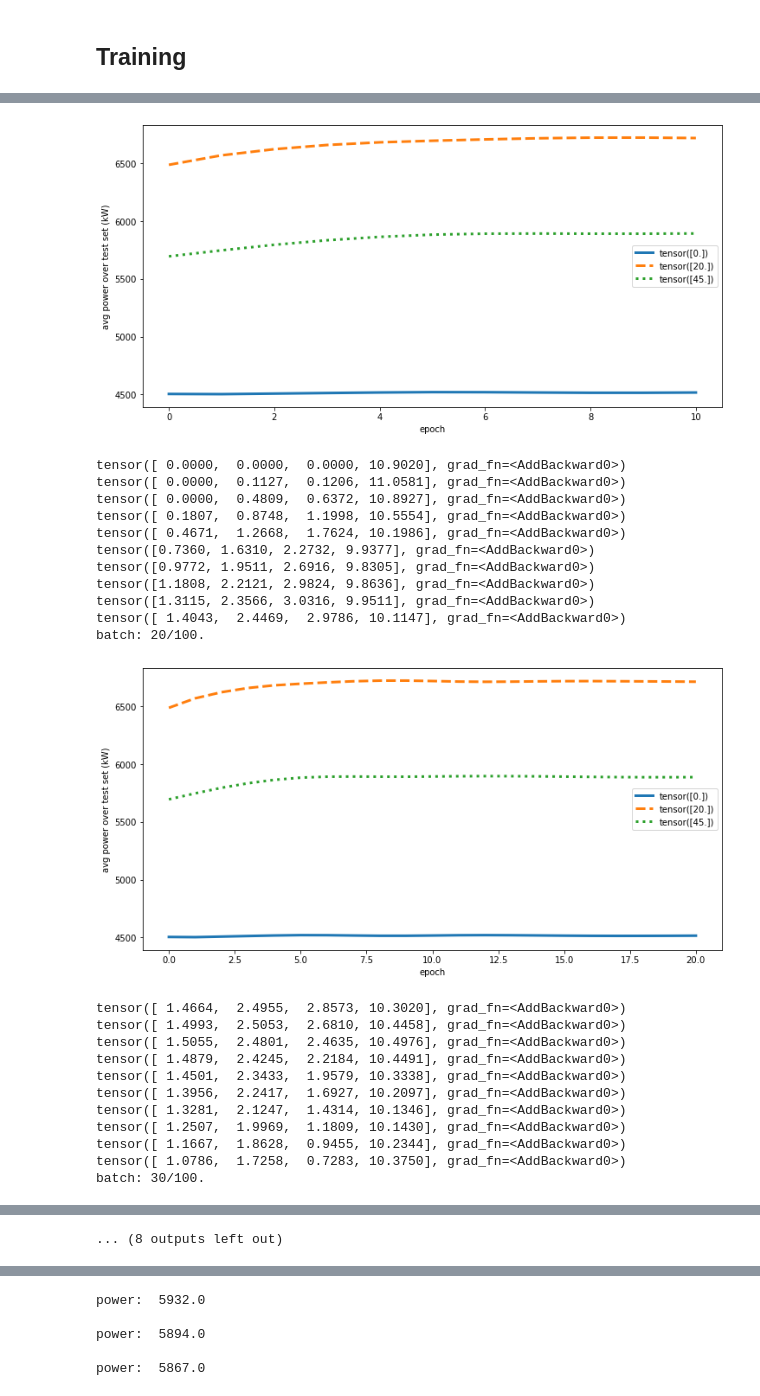
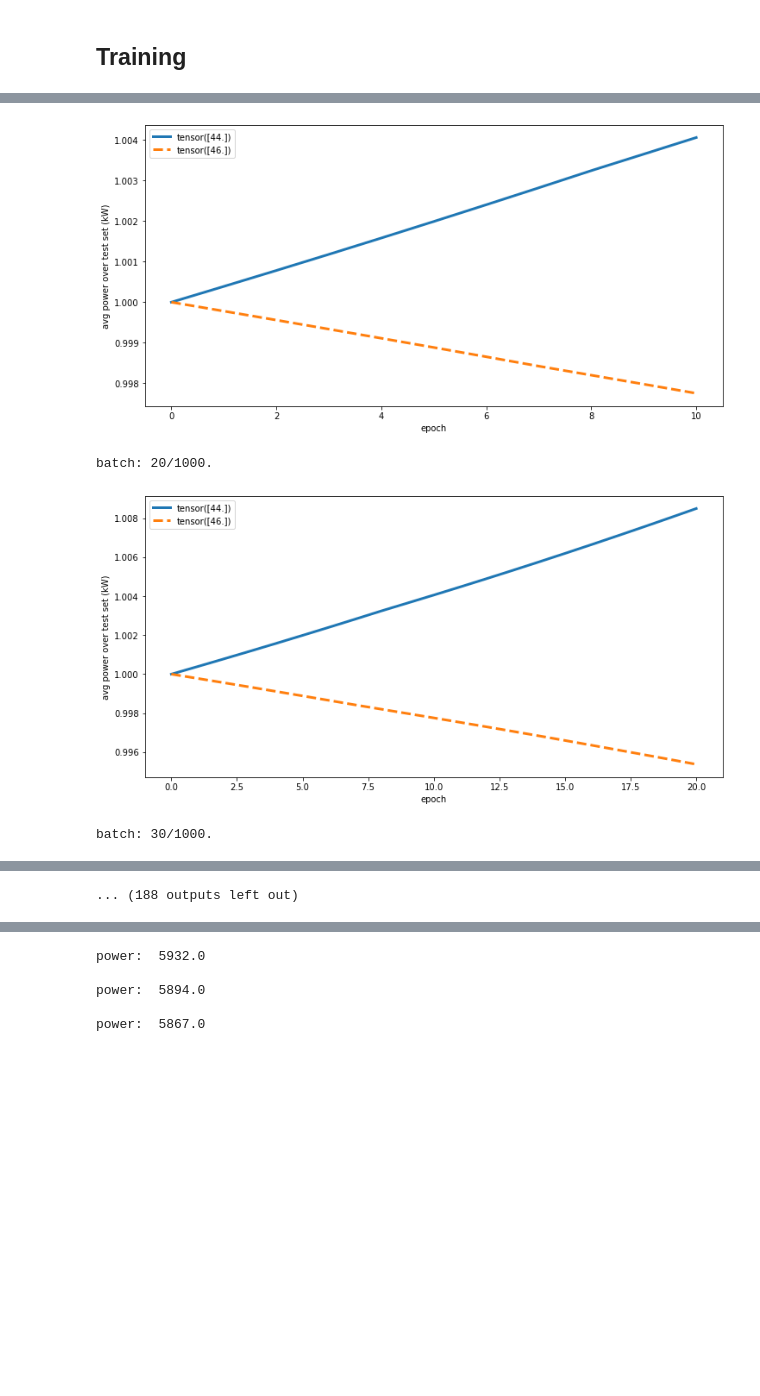
Before and after one commit to janiadcock/floris_torch, a Jupyter notebook: floris_torch.ipynb, the cells around one changed output, grey strips where cells are left out. Drawn from its saved outputs; the diff is of its cells as text; code cells hidden in the pictures; blank space fills up the shorter version.

```diff
--- a/floris_torch.ipynb
+++ b/floris_torch.ipynb
@@ -261,15 +267,15 @@ class DPCModel(nn.Module):
 #         input_size = 2 # ws, wd
         input_size = 1 # wd
         self.input_layer = nn.Linear(input_size, hidden_dim)
-#         self.hidden_layer = nn.Linear(hidden_dim, hidden_dim)
+        self.hidden_layer = nn.Linear(hidden_dim, hidden_dim)
         self.output_layer = nn.Linear(hidden_dim, n_turbines)
 
     def forward(self, x):
         # x: state of system = torch.tensor([ws, wd])
         # u: control action (yaw angle for each turbine)
         u = F.relu(self.input_layer(x))
-#         u = F.relu(self.hidden_layer(u))
-        u = torch.sigmoid(self.output_layer(u))*1.2 - .1 # shift to allow exploration beyond constraints
+        u = F.relu(self.hidden_layer(u))
+        u = torch.sigmoid(self.output_layer(u))*2.2 - 1.1 # shift to allow exploration beyond constraints
 #         u = torch.sigmoid(self.output_layer(u))
 #         u = F.relu(self.output_layer(u))
         return u
@@ -278,7 +284,7 @@ def get_control(ws, wd, inds_sorted):
     ## get control action ##
     # normalize features to range [0,1] by dividing ws by ws_max and wd by wd_max
 #     x = torch.cat([ws/ws_max, wd/wd_max])
-    x = torch.cat([wd/89.])
+    x = torch.cat([(wd-40.)/10.])
     u = model(x)
     clipped_u = F.relu(u*umax-umin) + umin
     clipped_u = -F.relu(-clipped_u + umax) + umax
@@ -647,9 +653,6 @@ def test_power(ws, wd_test, test_powers):
         p = get_power(flow_field_u, x_coord_rotated, yaw_angle)
         test_power = torch.sum(p)
 
-        if i ==0:
-            print(clipped_u)
-
         test_powers[i].append(test_power.detach().numpy())
 # %% [markdown]
 ## Training
@@ -672,9 +678,15 @@ ws_test = torch.tensor([ws_max])
 # wd_test = torch.tensor([[0.], [20.], [45.], [60.]])
 # test_powers = [[], [], [], []]
 
-wd_test = torch.tensor([[0.], [20.], [45.]])
-test_powers = [[], [], []]
+# wd_test = torch.tensor([[1.], [44.], [46.], [89.]])
+wd_test = torch.tensor([[44.], [46.]])
+# wd_test = torch.tensor([[46.]])
+test_powers = [[], [], [], []]
 test_power(ws_test, wd_test, test_powers) # modifies test_powers
+
+# for g in opt.param_groups:
+#     g['lr'] = 0.1
+# num_batches = 1000
 
 # train
 for batch in range(num_batches):
@@ -759,10 +771,14 @@ for batch in range(num_batches):
 #         print("test power: ", test_powers[0][-1])
 #         print("")
 
-        plt.plot(np.array(test_powers[0]), label=str(wd_test[0]), color='tab:blue', linestyle='-', linewidth=3)
-        plt.plot(np.array(test_powers[1]), label=str(wd_test[1]), color='tab:orange', linestyle='--', linewidth=3)
-        plt.plot(np.array(test_powers[2]), label=str(wd_test[2]), color='tab:green', linestyle=':', linewidth=3)
-#         plt.plot(np.array(test_powers[3]), label=str(wd_test[3]), color='tab:grey', linestyle='-.', linewidth=3)
+        plt.plot(np.array(test_powers[0]/test_powers[0][0]), label=str(wd_test[0]),
+                 color='tab:blue', linestyle='-', linewidth=3)
+        plt.plot(np.array(test_powers[1]/test_powers[1][0]), label=str(wd_test[1]),
+                 color='tab:orange', linestyle='--', linewidth=3)
+#         plt.plot(np.array(test_powers[2]/test_powers[2][0]), label=str(wd_test[2]),
+#                  color='tab:green', linestyle=':', linewidth=3)
+#         plt.plot(np.array(test_powers[3]/test_powers[3][0]), label=str(wd_test[3]),
+#                  color='tab:grey', linestyle='-.', linewidth=3)
 
 #         plt.plot(-np.array(opt_losses), linewidth=3)
         plt.xlabel('epoch')
@@ -787,24 +792,4 @@ batch: 10/100.
-[figure, old version]
+[figure, new version]
-tensor([ 0.0000,  0.0000,  0.0000, 10.9020], grad_fn=<AddBackward0>)
-tensor([ 0.0000,  0.1127,  0.1206, 11.0581], grad_fn=<AddBackward0>)
-tensor([ 0.0000,  0.4809,  0.6372, 10.8927], grad_fn=<AddBackward0>)
-tensor([ 0.1807,  0.8748,  1.1998, 10.5554], grad_fn=<AddBackward0>)
-tensor([ 0.4671,  1.2668,  1.7624, 10.1986], grad_fn=<AddBackward0>)
-tensor([0.7360, 1.6310, 2.2732, 9.9377], grad_fn=<AddBackward0>)
-tensor([0.9772, 1.9511, 2.6916, 9.8305], grad_fn=<AddBackward0>)
-tensor([1.1808, 2.2121, 2.9824, 9.8636], grad_fn=<AddBackward0>)
-tensor([1.3115, 2.3566, 3.0316, 9.9511], grad_fn=<AddBackward0>)
-tensor([ 1.4043,  2.4469,  2.9786, 10.1147], grad_fn=<AddBackward0>)
-batch: 20/100.
+batch: 20/1000.
-[figure, old version]
+[figure, new version]
-tensor([ 1.4664,  2.4955,  2.8573, 10.3020], grad_fn=<AddBackward0>)
-tensor([ 1.4993,  2.5053,  2.6810, 10.4458], grad_fn=<AddBackward0>)
-tensor([ 1.5055,  2.4801,  2.4635, 10.4976], grad_fn=<AddBackward0>)
-tensor([ 1.4879,  2.4245,  2.2184, 10.4491], grad_fn=<AddBackward0>)
-tensor([ 1.4501,  2.3433,  1.9579, 10.3338], grad_fn=<AddBackward0>)
-tensor([ 1.3956,  2.2417,  1.6927, 10.2097], grad_fn=<AddBackward0>)
-tensor([ 1.3281,  2.1247,  1.4314, 10.1346], grad_fn=<AddBackward0>)
-tensor([ 1.2507,  1.9969,  1.1809, 10.1430], grad_fn=<AddBackward0>)
-tensor([ 1.1667,  1.8628,  0.9455, 10.2344], grad_fn=<AddBackward0>)
-tensor([ 1.0786,  1.7258,  0.7283, 10.3750], grad_fn=<AddBackward0>)
-batch: 30/100.
+batch: 30/1000.
@@ -848,4 +803,4 @@ batch: 60/100.
-... (8 outputs left out)
+... (188 outputs left out)
 # %%
 ws = torch.tensor([8.])
 
```
Also changed, not shown: parts of 6 cells of this notebook.
